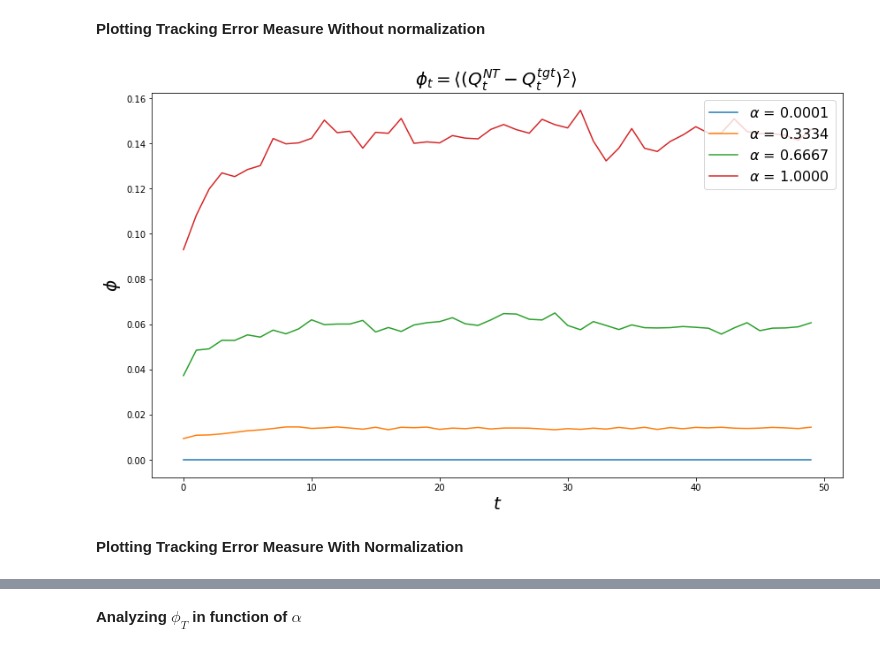
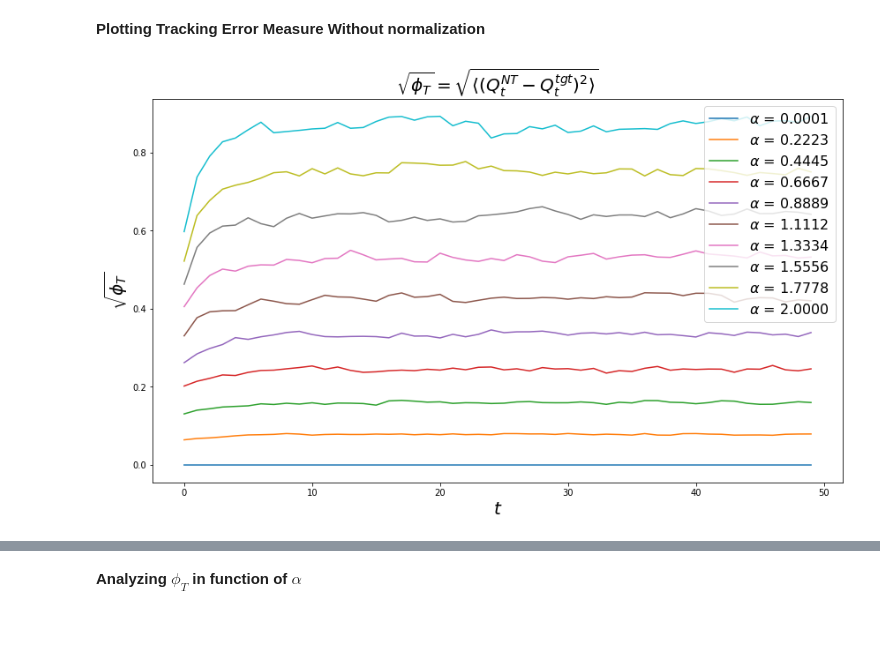
Before and after one commit to felipemoret77/EconophysiX_Internship, a Jupyter notebook: A_Rational_Noise_Trader_Within_A_Kyle_Setup_Simplified_Utility_3_Seeds_EconophysiX.ipynb, the cells around one changed output, grey strips where cells are left out. Cells and saved outputs as stored; diff of their text form; code cells hidden in the pictures; blank space fills up the shorter version.

Commit message:
All graphs plotted

```diff
--- a/A_Rational_Noise_Trader_Within_A_Kyle_Setup_Simplified_Utility_3_Seeds_EconophysiX.ipynb
+++ b/A_Rational_Noise_Trader_Within_A_Kyle_Setup_Simplified_Utility_3_Seeds_EconophysiX.ipynb
@@ -1809,10 +1816,17 @@ def return_phi_t_and_total_positions_information(NT_order_flow, IT_order_flow, t
         var_informed_trader_total_position_t[i] = np.var(informed_trader_total_position_matrix[i,:])
         var_market_maker_total_position_t[i] = np.var(market_maker_total_position_matrix[i, :])
 
-    return phi_t[::-1], noise_trader_total_position_t[::-1], target_portfolio_total_position_t[::-1],
-    informed_trader_total_position_t[::-1], market_maker_total_position_t[::-1],
-    var_noise_trader_total_position_t[::-1], var_target_portfolio_total_position_t[::-1],
-    var_informed_trader_total_position_t[::-1], var_market_maker_total_position_t[::-1]
+    return phi_t[::-1], noise_trader_total_position_t[::-1], target_portfolio_total_position_t[::-1], informed_trader_total_position_t[::-1], market_maker_total_position_t[::-1], var_noise_trader_total_position_t[::-1], var_target_portfolio_total_position_t[::-1], var_informed_trader_total_position_t[::-1], var_market_maker_total_position_t[::-1]
+# %%
+def return_price_variance_t(price_series):
+    T = price_series.shape[0]
+
+    var_price_series_t = np.zeros(T)
+
+    for i in range(0,T):
+        var_price_series_t[i] = np.var(price_series[i,:])
+
+    return var_price_series_t[::-1]
 # %% [markdown]
 **Simulating the Market for different $\alpha$**
 # %%
@@ -1884,16 +1911,32 @@ phi_t_vector_without_normalization, phi_t_vector_with_normalization, MM_mean_gai
+# %%
+number_of_points = 10
+market_simulation  = simulate_market_for_different_alphas(0.0001, 2, number_of_points, 2000)
+phi_t_vector  = market_simulation[0]
+noise_trader_total_position_t = market_simulation[1]
+target_portfolio_total_position_t = market_simulation[2]
+informed_trader_total_position_t = market_simulation[3]
+market_maker_total_position_t = market_simulation[4]
+var_noise_trader_total_position_t = market_simulation[5]
+var_target_portfolio_total_position_t = market_simulation[6]
+var_informed_trader_total_position_t = market_simulation[7]
+var_market_maker_total_position_t = market_simulation[8]
+MM_mean_gain_vector = market_simulation[9]
+NT_mean_gain_vector = market_simulation[10]
+IT_mean_gain_vector = market_simulation[11]
+alpha_vector = market_simulation[12]
+var_price_t = market_simulation[13]
+var_IT_estimated_price_t = market_simulation[14]
 # %% [markdown]
 **Plotting Tracking Error Measure Without normalization**
 # %%
 figure29 = plt.figure(figsize = (14,8))
-plt.title(r"$\phi_{t} =  \langle (Q_{t}^{NT} - Q_{t}^{tgt})^{2} \rangle$ ", fontsize = 20)
+plt.title(r"$\sqrt{\phi_{T}} =  \sqrt{\langle (Q_{t}^{NT} - Q_{t}^{tgt})^{2} \rangle}$ ", fontsize = 20)
 
 for i in range (0,number_of_points):
-    plt.plot(np.arange(0,len(phi_t_vector_without_normalization[0])), phi_t_vector_without_normalization[i], label = r"$\alpha$ = {:.4f}".format(alpha_vector[i]))
+    plt.plot(np.arange(0,len(phi_t_vector[0])), np.sqrt(phi_t_vector[i]), label = r"$\alpha$ = {:.4f}".format(alpha_vector[i]))
 plt.xlabel(r"$t$", fontsize = 20)
-plt.ylabel(r"$\phi$", fontsize = 20)
+plt.ylabel(r"$\sqrt{\phi_{T}}$", fontsize = 20)
 plt.legend(loc = 1, prop={'size': 16})
 plt.show()
 # %% [output]
-[figure, old version]
+[figure, new version]
-# %% [markdown]
-**Plotting Tracking Error Measure With Normalization**
```
Also changed, not shown: parts of 17 cells of this notebook, 1 other file.
